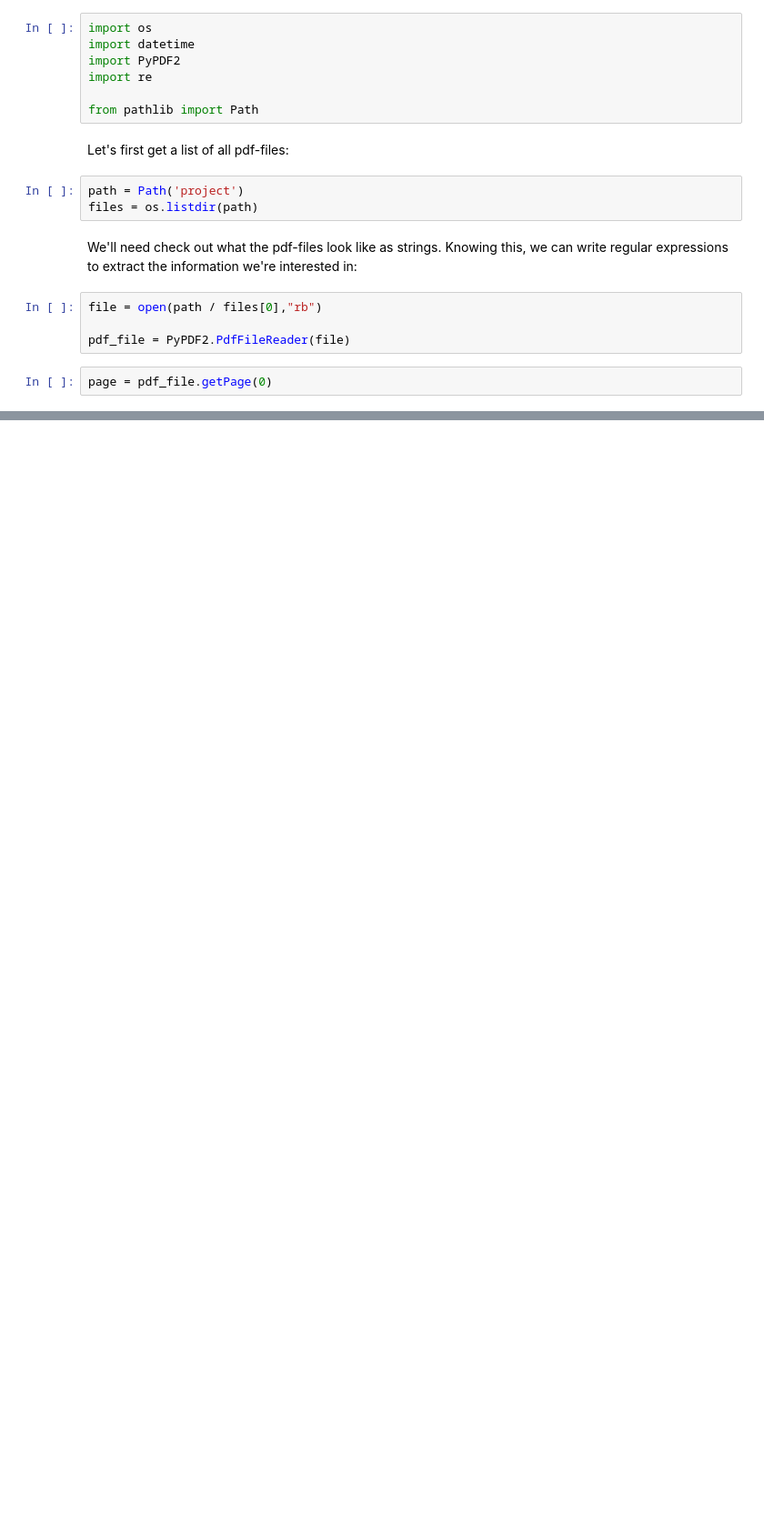
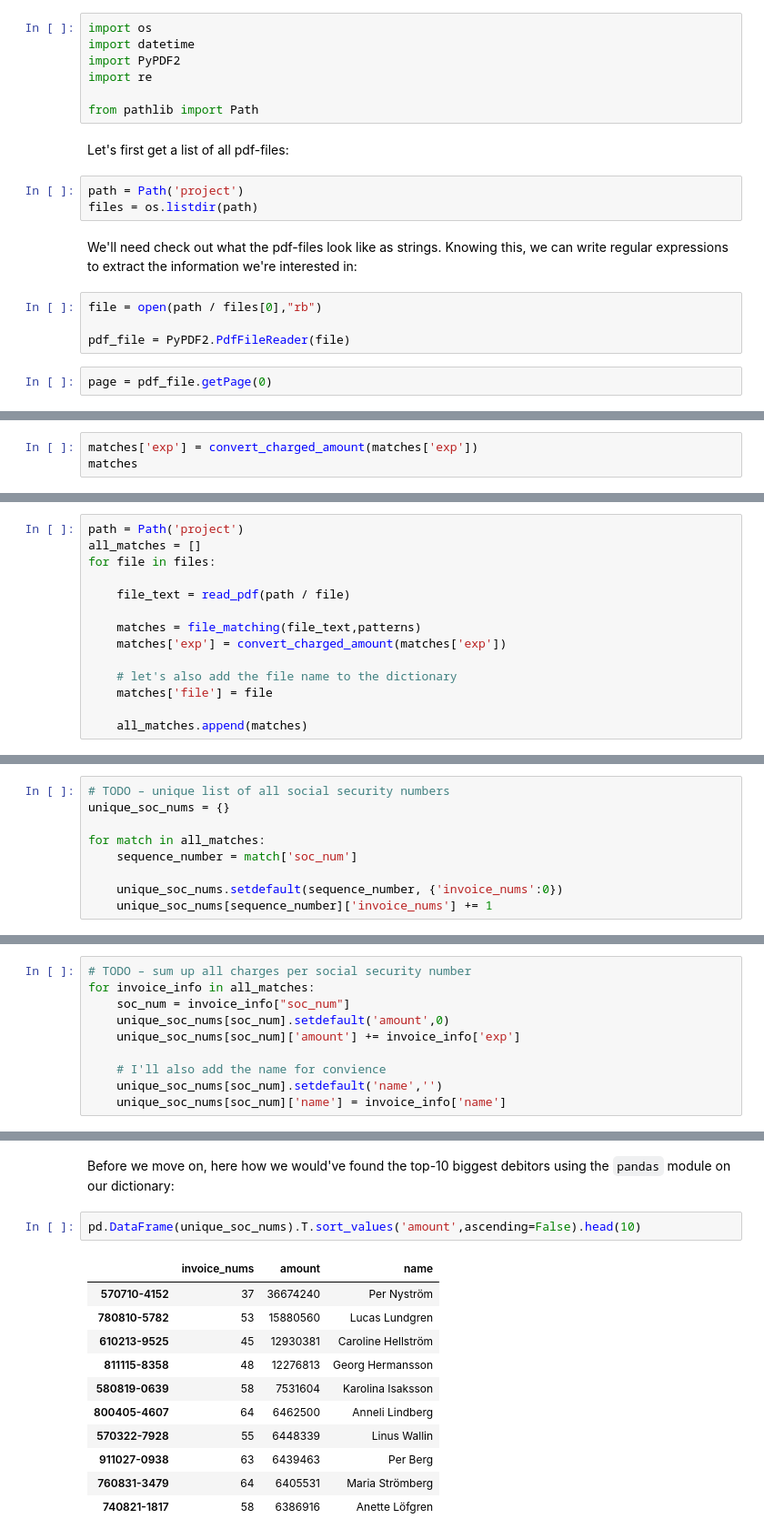
Before and after one commit to johan-ekman/learning_python, a Jupyter notebook: continuation_course/solutions.ipynb, the cells around one changed output, grey strips where cells are left out. Shown at 91% size. Drawn from its saved outputs; the diff is of its cells as text; blank space fills up the shorter version.

```diff
--- a/continuation_course/solutions.ipynb
+++ b/continuation_course/solutions.ipynb
@@ -606,0 +781,3 @@ After looking through a sample of the files, they all seem to have the same layo
+# %%
+matches['exp'] = convert_charged_amount(matches['exp'])
+matches
@@ -606,0 +830,14 @@ After looking through a sample of the files, they all seem to have the same layo
+# %%
+path = Path('project')
+all_matches = []
+for file in files:
+
+    file_text = read_pdf(path / file)
+
+    matches = file_matching(file_text,patterns)
+    matches['exp'] = convert_charged_amount(matches['exp'])
+
+    # let's also add the file name to the dictionary
+    matches['file'] = file
+
+    all_matches.append(matches)
@@ -606,0 +878,9 @@ After looking through a sample of the files, they all seem to have the same layo
+# %%
+# TODO – unique list of all social security numbers
+unique_soc_nums = {}
+
+for match in all_matches:
+    sequence_number = match['soc_num']
+
+    unique_soc_nums.setdefault(sequence_number, {'invoice_nums':0})
+    unique_soc_nums[sequence_number]['invoice_nums'] += 1
@@ -606,0 +920,10 @@ After looking through a sample of the files, they all seem to have the same layo
+# %%
+# TODO – sum up all charges per social security number
+for invoice_info in all_matches:
+    soc_num = invoice_info["soc_num"]
+    unique_soc_nums[soc_num].setdefault('amount',0)
+    unique_soc_nums[soc_num]['amount'] += invoice_info['exp']
+
+    # I'll also add the name for convience
+    unique_soc_nums[soc_num].setdefault('name','')
+    unique_soc_nums[soc_num]['name'] = invoice_info['name']
@@ -606,0 +1003,16 @@ After looking through a sample of the files, they all seem to have the same layo
+# %% [markdown]
+Before we move on, here how we would've found the top-10 biggest debitors using the `pandas` module on our dictionary:
+# %%
+pd.DataFrame(unique_soc_nums).T.sort_values('amount',ascending=False).head(10)
+# %% [output]
+|  | invoice_nums | amount | name |
+| 570710-4152 | 37 | 36674240 | Per Nyström |
+| 780810-5782 | 53 | 15880560 | Lucas Lundgren |
+| 610213-9525 | 45 | 12930381 | Caroline Hellström |
+| 811115-8358 | 48 | 12276813 | Georg Hermansson |
+| 580819-0639 | 58 | 7531604 | Karolina Isaksson |
+| 800405-4607 | 64 | 6462500 | Anneli Lindberg |
+| 570322-7928 | 55 | 6448339 | Linus Wallin |
+| 911027-0938 | 63 | 6439463 | Per Berg |
+| 760831-3479 | 64 | 6405531 | Maria Strömberg |
+| 740821-1817 | 58 | 6386916 | Anette Löfgren |
```
Also changed, not shown: parts of 100 cells of this notebook, 2 other files.
